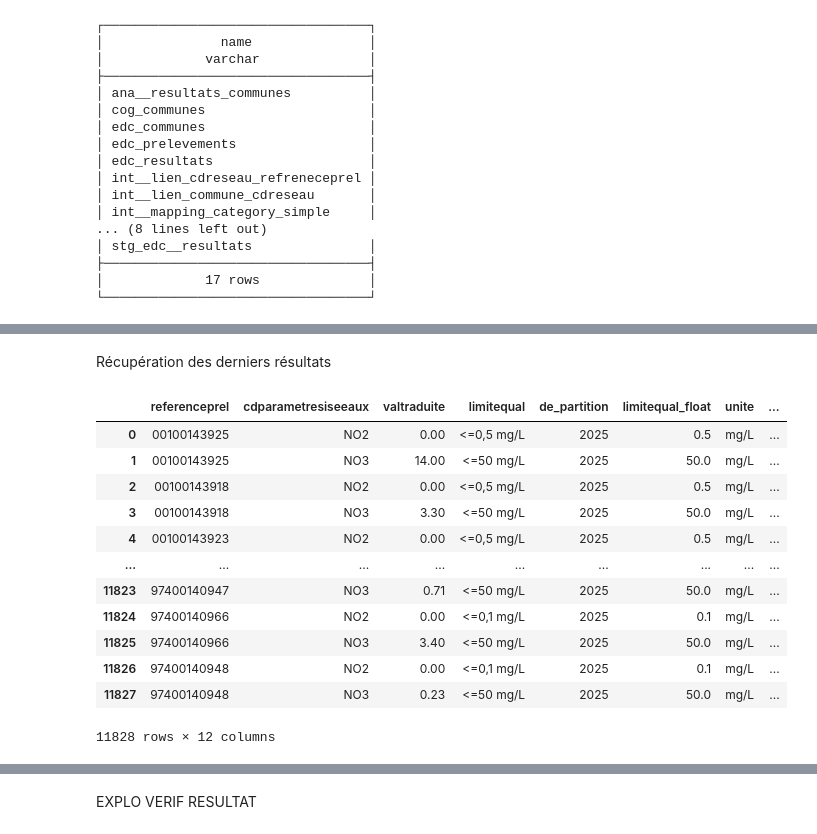
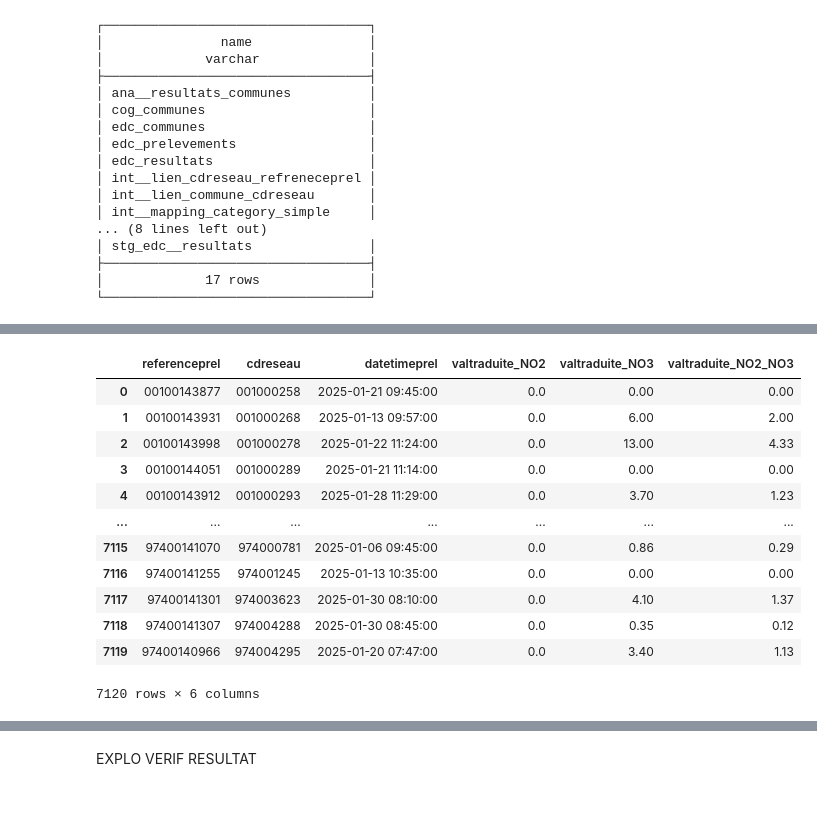
Before and after one commit to dataforgoodfr/13_pollution_eau, a Jupyter notebook: analytics/notebooks/résultat_nitrates_dbt_model.ipynb, the cells around one changed output, grey strips where cells are left out. Drawn from its saved outputs; the diff is of its cells as text; code cells hidden in the pictures; blank space fills up the shorter version.

```diff
--- a/analytics/notebooks/résultat_nitrates_dbt_model.ipynb
+++ b/analytics/notebooks/résultat_nitrates_dbt_model.ipynb
@@ -36,0 +175,11 @@ con.sql('show tables')
+# %%
+#fusion UDI et référenceprel
+query_prel_param_ac_ref = """
+
+SELECT lpr.referenceprel, psr.*
+FROM prel_param_ss_ref AS psr
+LEFT JOIN last_prel_ref lpr
+USING (cdreseau)
+"""
+prel_param_ac_ref = con.sql(query_prel_param_ac_ref).df()
+prel_param_ac_ref
@@ -84,26 +205,37 @@ nitrates
-# %% [markdown]
-Récupération des derniers résultats
-# %%
-#dernier prélèvement
-query_dernier_prel = """
-SELECT *
-FROM nitrates
-WHERE row_number = 1
- """
-dernier_prel = con.sql(query_dernier_prel).df()
-dernier_prel
-# %% [output]
-|  | referenceprel | cdparametresiseeaux | valtraduite | limitequal | de_partition | limitequal_float | unite | ... |
-| 0 | 00100143925 | NO2 | 0.00 | <=0,5 mg/L | 2025 | 0.5 | mg/L | ... |
-| 1 | 00100143925 | NO3 | 14.00 | <=50 mg/L | 2025 | 50.0 | mg/L | ... |
-| 2 | 00100143918 | NO2 | 0.00 | <=0,5 mg/L | 2025 | 0.5 | mg/L | ... |
-| 3 | 00100143918 | NO3 | 3.30 | <=50 mg/L | 2025 | 50.0 | mg/L | ... |
-| 4 | 00100143923 | NO2 | 0.00 | <=0,5 mg/L | 2025 | 0.5 | mg/L | ... |
-| ... | ... | ... | ... | ... | ... | ... | ... | ... |
-| 11823 | 97400140947 | NO3 | 0.71 | <=50 mg/L | 2025 | 50.0 | mg/L | ... |
-| 11824 | 97400140966 | NO2 | 0.00 | <=0,1 mg/L | 2025 | 0.1 | mg/L | ... |
-| 11825 | 97400140966 | NO3 | 3.40 | <=50 mg/L | 2025 | 50.0 | mg/L | ... |
-| 11826 | 97400140948 | NO2 | 0.00 | <=0,1 mg/L | 2025 | 0.1 | mg/L | ... |
-| 11827 | 97400140948 | NO3 | 0.23 | <=50 mg/L | 2025 | 50.0 | mg/L | ... |
-11828 rows × 12 columns
+# %%
+#définition des résultats
+query_resultats_nitrites = """
+
+SELECT referenceprel, cdreseau, MAX(datetimeprel) AS datetimeprel,
+SUM(CASE
+    WHEN cdparametresiseeaux = 'NO2' THEN valtraduite
+    ELSE 0
+END) AS valtraduite_NO2,
+
+SUM(CASE
+    WHEN cdparametresiseeaux = 'NO3' THEN valtraduite
+    ELSE 0
+END) AS valtraduite_NO3,
+
+ROUND((valtraduite_NO2/50 + valtraduite_NO3/3),2) AS valtraduite_NO2_NO3
+
+FROM prel_param_ac_ref
+GROUP BY referenceprel, cdreseau
+ """
+resultats_nitrites = con.sql(query_resultats_nitrites).df()
+resultats_nitrites
+# %% [output]
+|  | referenceprel | cdreseau | datetimeprel | valtraduite_NO2 | valtraduite_NO3 | valtraduite_NO2_NO3 |
+| 0 | 00100143877 | 001000258 | 2025-01-21 09:45:00 | 0.0 | 0.00 | 0.00 |
+| 1 | 00100143931 | 001000268 | 2025-01-13 09:57:00 | 0.0 | 6.00 | 2.00 |
+| 2 | 00100143998 | 001000278 | 2025-01-22 11:24:00 | 0.0 | 13.00 | 4.33 |
+| 3 | 00100144051 | 001000289 | 2025-01-21 11:14:00 | 0.0 | 0.00 | 0.00 |
+| 4 | 00100143912 | 001000293 | 2025-01-28 11:29:00 | 0.0 | 3.70 | 1.23 |
+| ... | ... | ... | ... | ... | ... | ... |
+| 7115 | 97400141070 | 974000781 | 2025-01-06 09:45:00 | 0.0 | 0.86 | 0.29 |
+| 7116 | 97400141255 | 974001245 | 2025-01-13 10:35:00 | 0.0 | 0.00 | 0.00 |
+| 7117 | 97400141301 | 974003623 | 2025-01-30 08:10:00 | 0.0 | 4.10 | 1.37 |
+| 7118 | 97400141307 | 974004288 | 2025-01-30 08:45:00 | 0.0 | 0.35 | 0.12 |
+| 7119 | 97400140966 | 974004295 | 2025-01-20 07:47:00 | 0.0 | 3.40 | 1.13 |
+7120 rows × 6 columns
 # %% [markdown]
```
Also changed, not shown: parts of 28 cells of this notebook.
